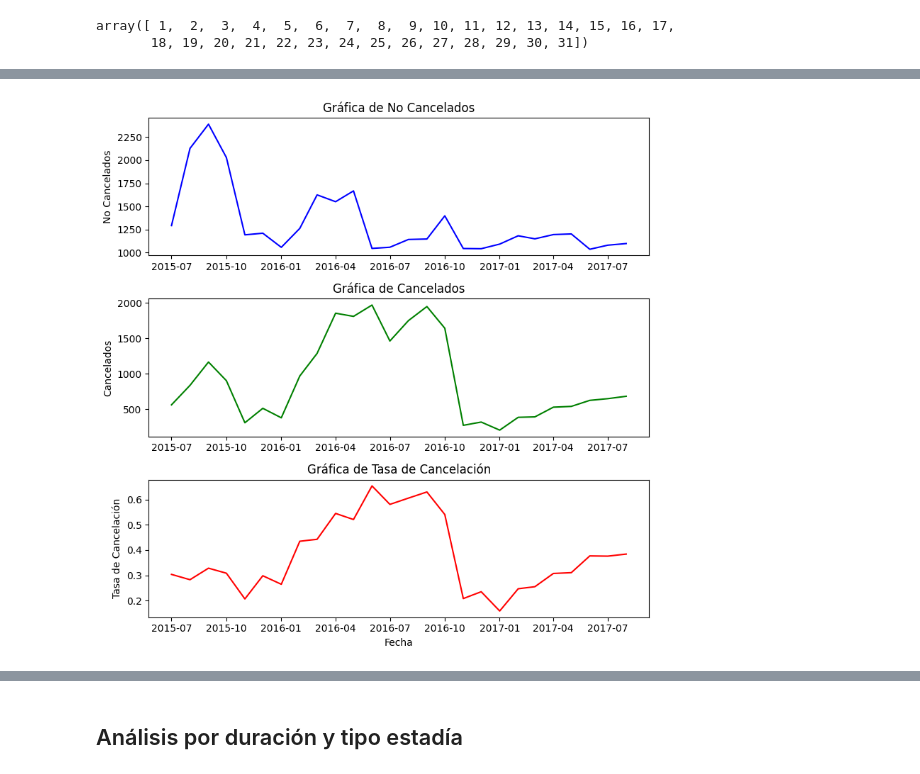
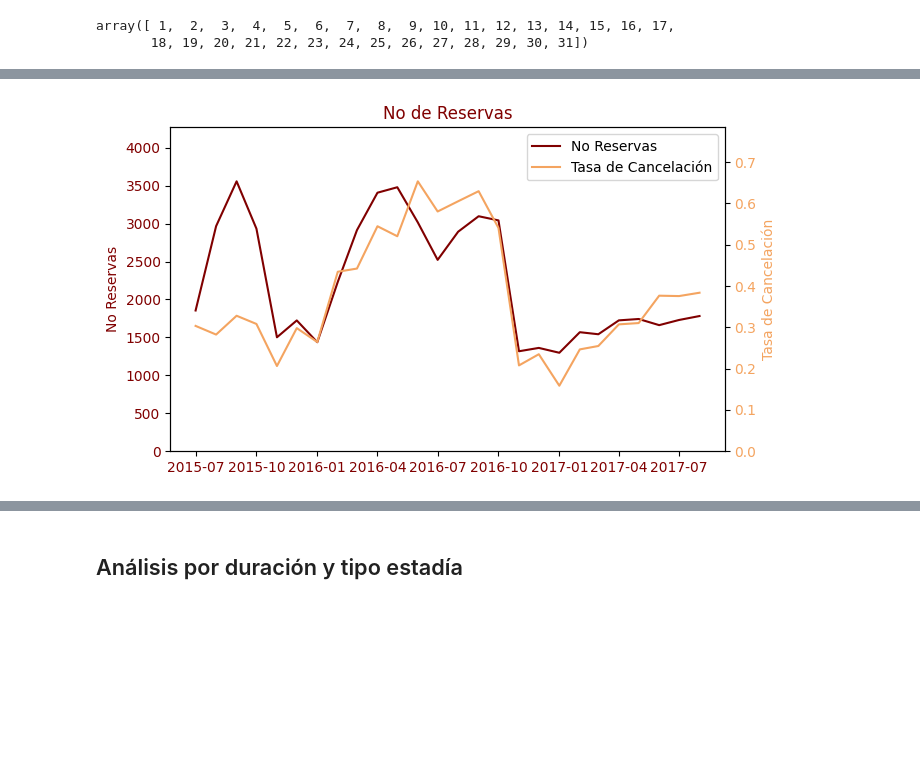
Before and after one commit to LauraRuales/Ciencia-de-datos, a Jupyter notebook: eda.ipynb, the cells around one changed output, grey strips where cells are left out. Cells and saved outputs as stored; diff of their text form; code cells hidden in the pictures; blank space fills up the shorter version.

```diff
--- a/eda.ipynb
+++ b/eda.ipynb
@@ -858,27 +732,39 @@ renamed.head()
-# %%
-labels = renamed['Caracteristica']
-cancelados = renamed['Cancelados']
-reservados = renamed['SinCancelar']
-tasa_cancelacion = renamed['TasaCancelacion']
-
-fig, axs = plt.subplots(3, 1, figsize=(8, 8))
-axs[0].plot(labels, reservados, color='blue')
-axs[0].set_title('Gráfica de No Cancelados')
-axs[0].set_ylabel('No Cancelados')
-
-axs[1].plot(labels, cancelados, color='green')
-axs[1].set_title('Gráfica de Cancelados')
-axs[1].set_ylabel('Cancelados')
-
-axs[2].plot(labels, tasa_cancelacion, color='red')
-axs[2].set_title('Gráfica de Tasa de Cancelación')
-axs[2].set_xlabel('Fecha')
-axs[2].set_ylabel('Tasa de Cancelación')
-
-# Adjust the layout to prevent titles and labels from overlapping
-plt.tight_layout()
-
-# Display the plot
-plt.show()
-# %% [output]
-[figure, removed]
+# %%
+reservas['fecha'] = pd.to_datetime({'year': reservas['arrival_date_year'], 'month': reservas['mes_llegada'], 'day': 1})
+pivot = reservas.pivot_table(index=['fecha'], columns='is_canceled', values='Id', aggfunc='count')
+pivot = pivot.fillna(0)
+pivot['Total'] = pivot[0] + pivot[1]
+pivot['TasaCancelacion'] = pivot[1]/pivot['Total']
+
+reset = pivot.reset_index(names=['Caracteristica'])
+renamed  = reset.rename(columns={0: 'SinCancelar', 1: 'Cancelados'})
+
+labels = renamed['Caracteristica']
+total = renamed['Total']
+cancelados = renamed['Cancelados']
+reservados = renamed['SinCancelar']
+tasa_cancelacion = renamed['TasaCancelacion']
+
+fig, axs = plt.subplots( figsize=(7,4))
+
+axs.plot(labels, total, label='No Reservas',color='maroon')
+axs.set_title('No de Reservas',color ='maroon')
+axs.set_ylabel('No Reservas',color ='maroon')
+axs.tick_params(axis='x', labelcolor='maroon')
+axs.tick_params(axis='y', labelcolor='maroon')
+axs.set_ylim(0, max(renamed['Total']) * 1.2)
+
+ax2 = axs.twinx() # 'ax2' es el eje Y secundario (derecho)
+
+ax2.plot(labels, tasa_cancelacion, label='Tasa de Cancelación',color='sandybrown')
+ax2.set_ylabel('Tasa de Cancelación',color ='sandybrown')
+ax2.tick_params(axis='y', labelcolor='sandybrown')
+ax2.set_ylim(0, max(renamed['TasaCancelacion']) * 1.2)
+
+h1, l1 = axs.get_legend_handles_labels()
+h2, l2 = ax2.get_legend_handles_labels()
+axs.legend(h1+h2, l1+l2, loc='upper right')
+plt.tight_layout()
+plt.show()
+# %% [output]
+[figure, added]
```
Also changed, not shown: parts of 62 cells of this notebook, 4 other files.
